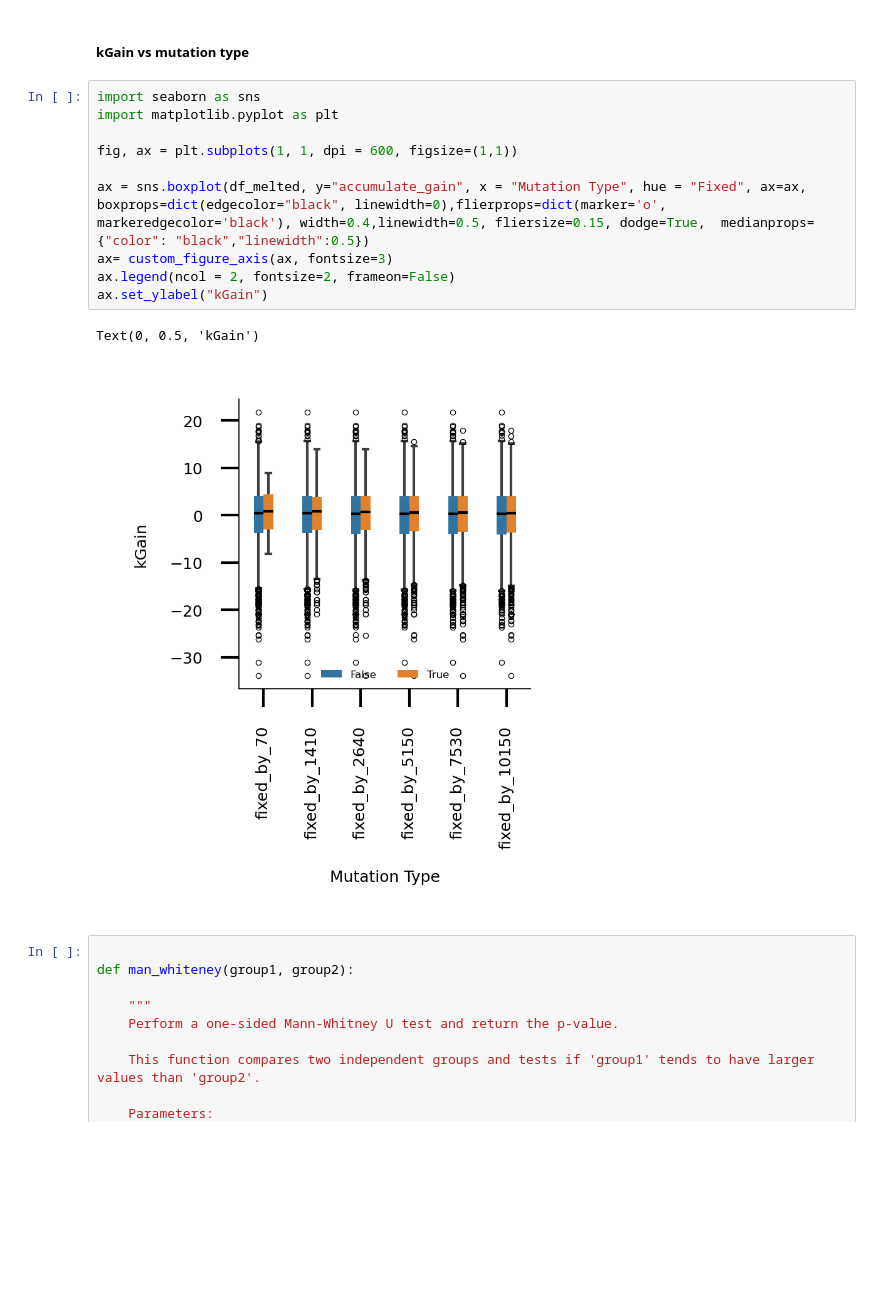
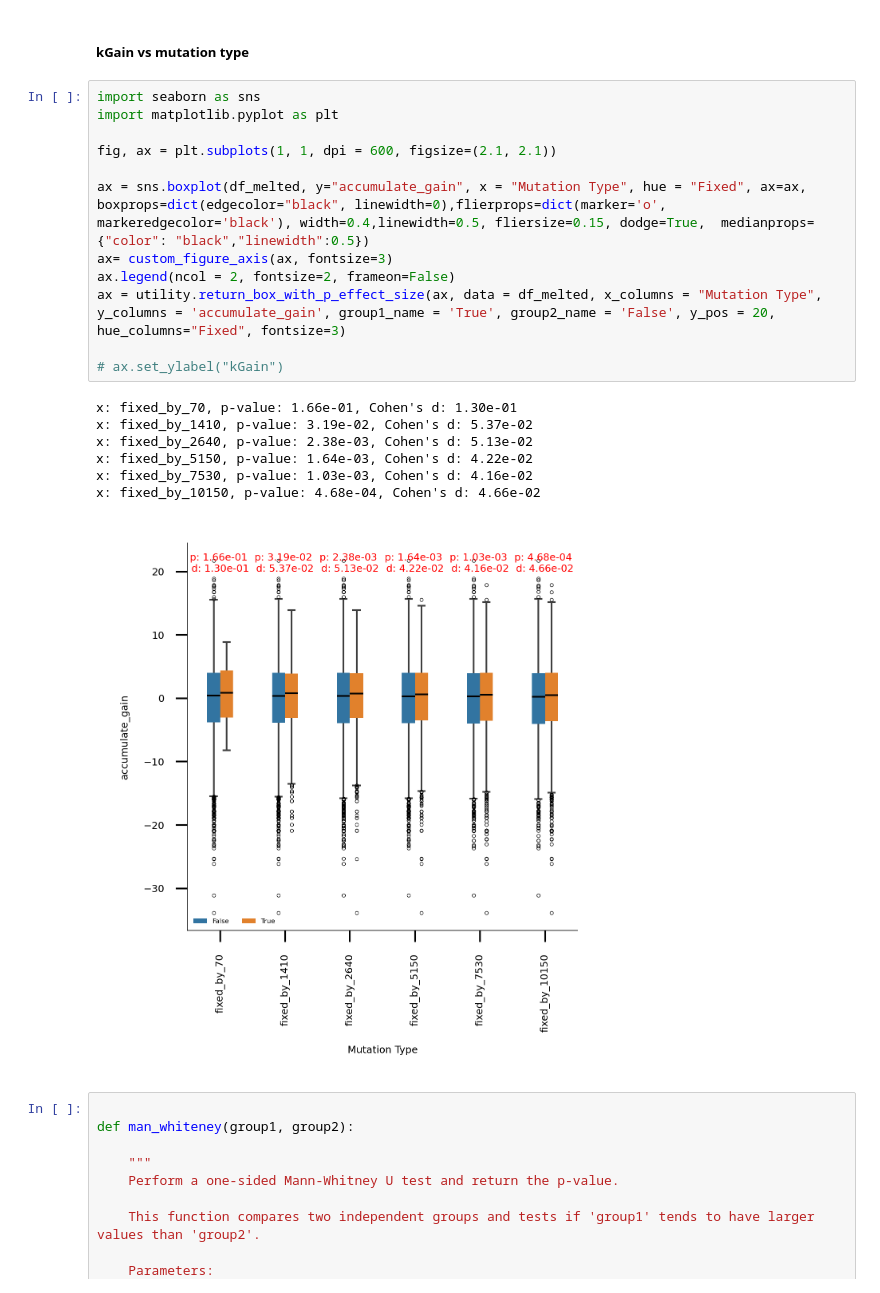
Before and after one commit to cellsemantics/Oligo_Promotion, a Jupyter notebook: figure/main figures/fig7/fig7_7c.ipynb, the cells around one changed output. Drawn from its saved outputs; the diff is of its cells as text; blank space fills up the shorter version.

```diff
--- a/figure/main figures/fig7/fig7_7c.ipynb
+++ b/figure/main figures/fig7/fig7_7c.ipynb
@@ -137,16 +138,23 @@ def custom_figure_axis(ax, fontsize=10, show_ticks = True, rotation=90):
 # %%
 import seaborn as sns
 import matplotlib.pyplot as plt
 
-fig, ax = plt.subplots(1, 1, dpi = 600, figsize=(1,1))
+fig, ax = plt.subplots(1, 1, dpi = 600, figsize=(2.1, 2.1))
 
 ax = sns.boxplot(df_melted, y="accumulate_gain", x = "Mutation Type", hue = "Fixed", ax=ax, boxprops=dict(edgecolor="black", linewidth=0),flierprops=dict(marker='o', markeredgecolor='black'), width=0.4,linewidth=0.5, fliersize=0.15, dodge=True,  medianprops={"color": "black","linewidth":0.5})
 ax= custom_figure_axis(ax, fontsize=3)
 ax.legend(ncol = 2, fontsize=2, frameon=False)
-ax.set_ylabel("kGain")
+ax = utility.return_box_with_p_effect_size(ax, data = df_melted, x_columns = "Mutation Type", y_columns = 'accumulate_gain', group1_name = 'True', group2_name = 'False', y_pos = 20, hue_columns="Fixed", fontsize=3)
+
+# ax.set_ylabel("kGain")
 # %% [output]
-Text(0, 0.5, 'kGain')
+x: fixed_by_70, p-value: 1.66e-01, Cohen's d: 1.30e-01
+x: fixed_by_1410, p-value: 3.19e-02, Cohen's d: 5.37e-02
+x: fixed_by_2640, p-value: 2.38e-03, Cohen's d: 5.13e-02
+x: fixed_by_5150, p-value: 1.64e-03, Cohen's d: 4.22e-02
+x: fixed_by_7530, p-value: 1.03e-03, Cohen's d: 4.16e-02
+x: fixed_by_10150, p-value: 4.68e-04, Cohen's d: 4.66e-02
-[figure, old version]
+[figure, new version]
 # %%
 
 def man_whiteney(group1, group2):
```
Also changed, not shown: parts of 2 cells of this notebook.
